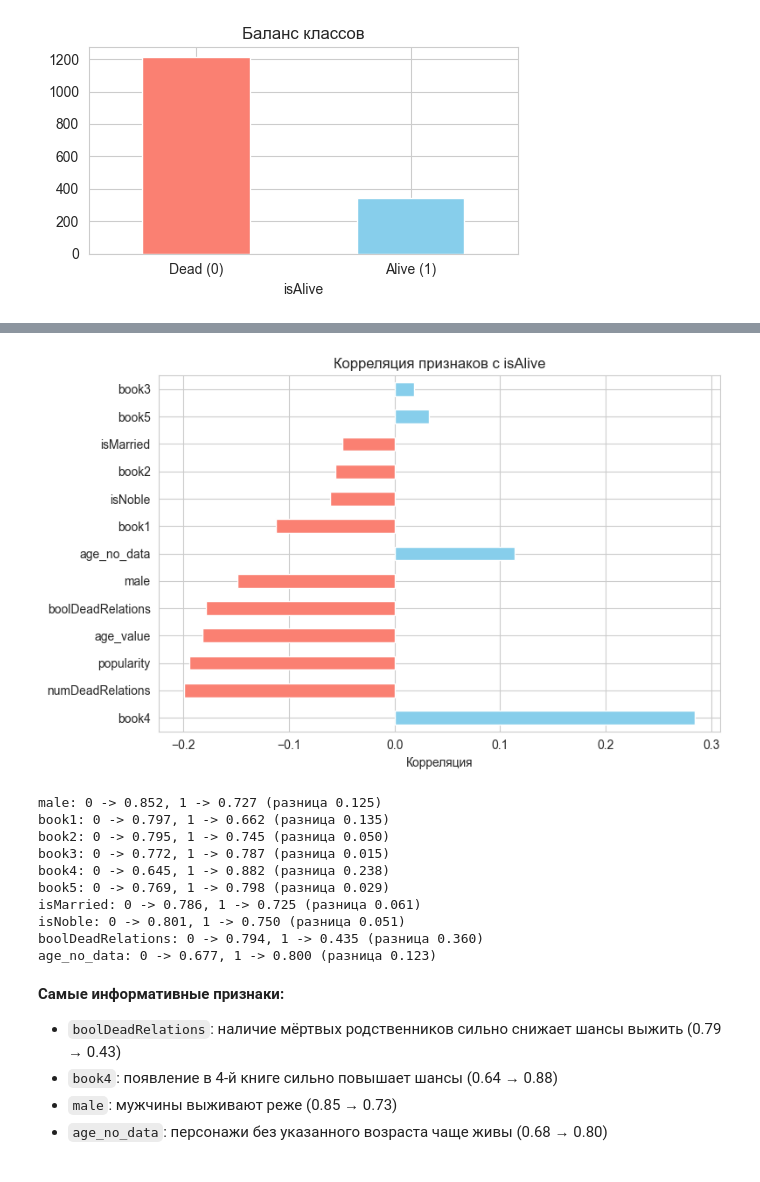
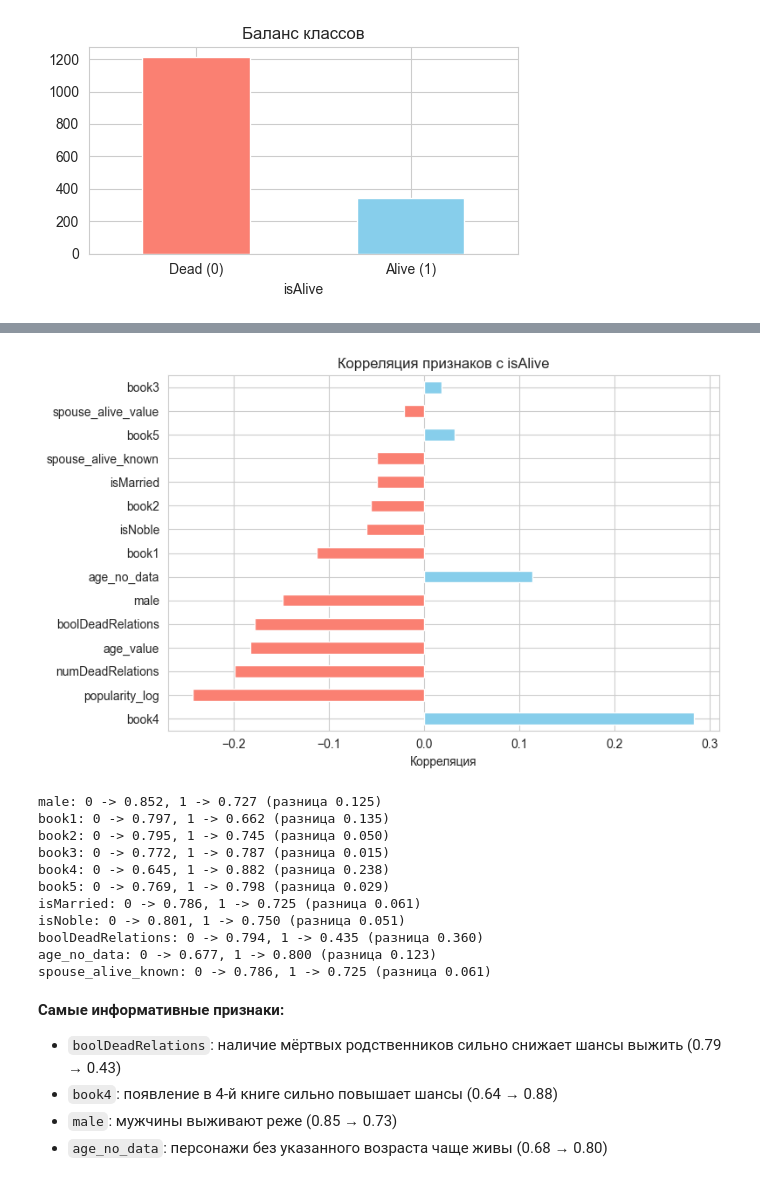
Before and after one commit to klezyk/MFTI, a Jupyter notebook: 4.1 Домашнее задание. Основы машинного обучения/solution.ipynb, the cells around one changed output, grey strips where cells are left out. Saved outputs shown, nothing was run; the diff lists cells and outputs as text; code cells hidden in the pictures.

```diff
--- a/4.1 Домашнее задание. Основы машинного обучения/solution.ipynb
+++ b/4.1 Домашнее задание. Основы машинного обучения/solution.ipynb
@@ -176,0 +178,13 @@ Popularity: min=0.0000, max=1.0000
+# %%
+# Логарифмическое преобразование popularity (рекомендация задания)
+M = 100
+data['popularity_log'] = np.log10(data['popularity'] * M + 1)
+data_test['popularity_log'] = np.log10(data_test['popularity'] * M + 1)
+
+fig, axes = plt.subplots(1, 2, figsize=(10, 3))
+data['popularity'].hist(bins=50, ax=axes[0])
+axes[0].set_title('popularity (исходный)')
+data['popularity_log'].hist(bins=50, ax=axes[1])
+axes[1].set_title('popularity_log (после log-трансформации)')
+plt.tight_layout()
+plt.show()
@@ -214,0 +234,14 @@ data_test['age_no_data'] = data_test['age'].isnull().astype(int)
+# %%
+# isAliveSpouse: два признака по аналогии с age
+data['spouse_alive_value'] = data['isAliveSpouse'].fillna(0).astype(int)
+data['spouse_alive_known'] = data['isAliveSpouse'].notna().astype(int)
+
+data_test['spouse_alive_value'] = data_test['isAliveSpouse'].fillna(0).astype(int)
+data_test['spouse_alive_known'] = data_test['isAliveSpouse'].notna().astype(int)
+
+# Проверяем связь с целевой переменной
+print('isAliveSpouse → isAlive:')
+print(data.groupby('isAliveSpouse', dropna=False)['isAlive'].agg(['mean', 'count']))
+print()
+print('spouse_alive_known → isAlive:')
+print(data.groupby('spouse_alive_known')['isAlive'].agg(['mean', 'count']))
@@ -365,12 +422,15 @@ Name: count, dtype: int64
 Доля живых: 0.778
 [figure]
 # %%
-# Отбираем числовые признаки для анализа корреляции
-numeric_features = ['male', 'book1', 'book2', 'book3', 'book4', 'book5',
-                    'isMarried', 'isNoble', 'numDeadRelations', 'popularity',
-                    'boolDeadRelations', 'age_value', 'age_no_data', 'isAlive']
+# Корреляция числовых признаков с isAlive
+numeric_for_corr = [
+    'male', 'book1', 'book2', 'book3', 'book4', 'book5',
+    'isMarried', 'isNoble', 'numDeadRelations', 'popularity_log',
+    'boolDeadRelations', 'age_value', 'age_no_data',
+    'spouse_alive_value', 'spouse_alive_known', 'isAlive'
+]
 
-corr_with_target = data[numeric_features].corr()['isAlive'].drop('isAlive').sort_values(key=abs, ascending=False)
+corr_with_target = data[numeric_for_corr].corr()['isAlive'].drop('isAlive').sort_values(key=abs, ascending=False)
 print('Корреляция признаков с isAlive:')
 print(corr_with_target)
 
@@ -398,9 +460,10 @@ book3                0.018427
 Name: isAlive, dtype: float64
-[figure, old version]
+[figure, new version]
 # %%
 # Сравнение средних isAlive для бинарных признаков
 binary_cols = ['male', 'book1', 'book2', 'book3', 'book4', 'book5',
-               'isMarried', 'isNoble', 'boolDeadRelations', 'age_no_data']
+               'isMarried', 'isNoble', 'boolDeadRelations', 'age_no_data',
+               'spouse_alive_known']
 
 for col in binary_cols:
     alive_rate = data.groupby(col)['isAlive'].mean()
@@ -416,6 +479,7 @@ isMarried: 0 -> 0.786, 1 -> 0.725 (разница 0.061)
 isNoble: 0 -> 0.801, 1 -> 0.750 (разница 0.051)
 boolDeadRelations: 0 -> 0.794, 1 -> 0.435 (разница 0.360)
 age_no_data: 0 -> 0.677, 1 -> 0.800 (разница 0.123)
+spouse_alive_known: 0 -> 0.786, 1 -> 0.725 (разница 0.061)
 # %% [markdown]
 **Самые информативные признаки:**
 - `boolDeadRelations`: наличие мёртвых родственников сильно снижает шансы выжить (0.79 → 0.43)
```
Also changed, not shown: parts of 28 cells of this notebook, 1 other file.
